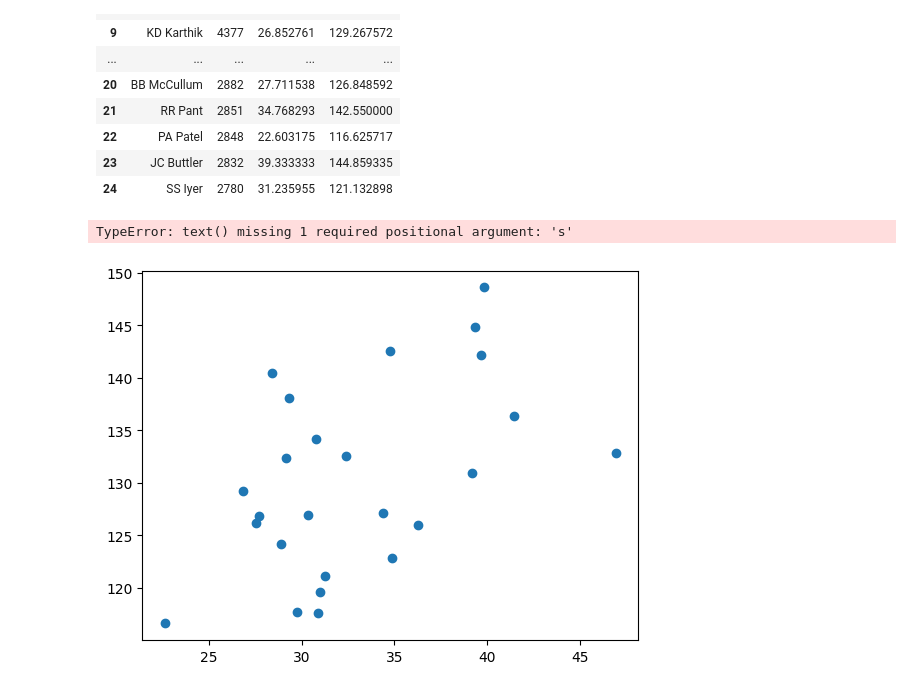
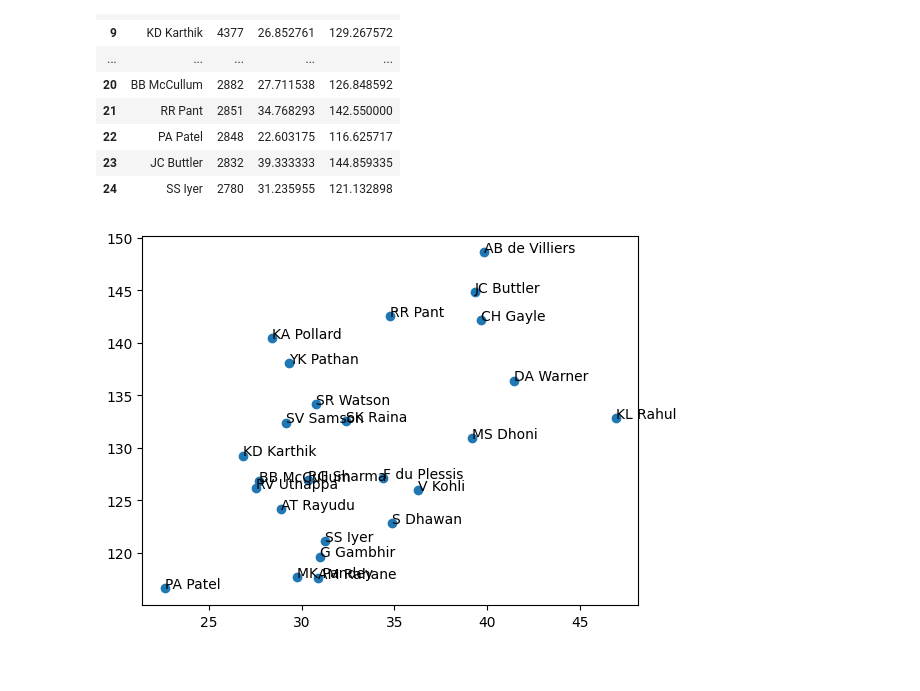
Before and after one commit to Rudra18GTHB/Codes, a Jupyter notebook: Visualization/Exp8.ipynb, the cells around one changed output. Cells and saved outputs as stored; diff of their text form; code cells hidden in the pictures.

```diff
--- a/Visualization/Exp8.ipynb
+++ b/Visualization/Exp8.ipynb
@@ -35,13 +35,11 @@ df
 | 24 | SS Iyer | 2780 | 31.235955 | 121.132898 |
 # %%
 plt.scatter(df["avg"],df["strike_rate"])
-plt.text(df["avg"],df["strike_rate"])
 for i in range(df.shape[0]):
-    plt.text(df["avg"])
+    plt.text(df['avg'].values[i],df['strike_rate'].values[i],df['batter'].values[i])
 plt.show()
 # %% [output]
-TypeError: text() missing 1 required positional argument: 's'
-[figure, old version]
+[figure, new version]
 # %%
 for i in range(df1.shape[0]):
     plt.text(df1['avg'].values[i],df1['strike_rate'].values[i],df1['batter'].values[i])
```
